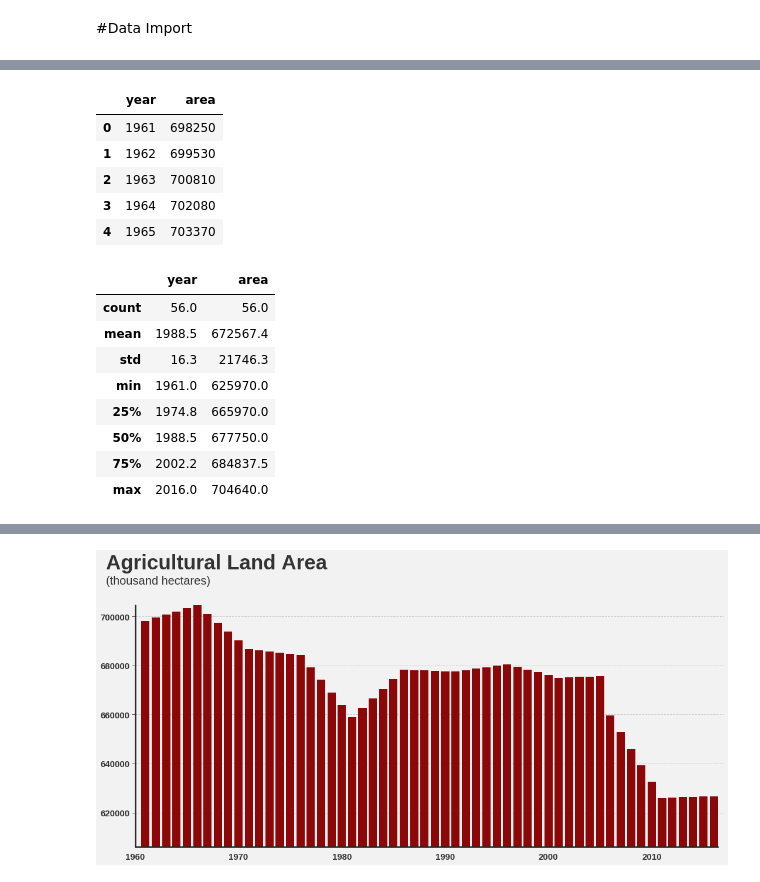
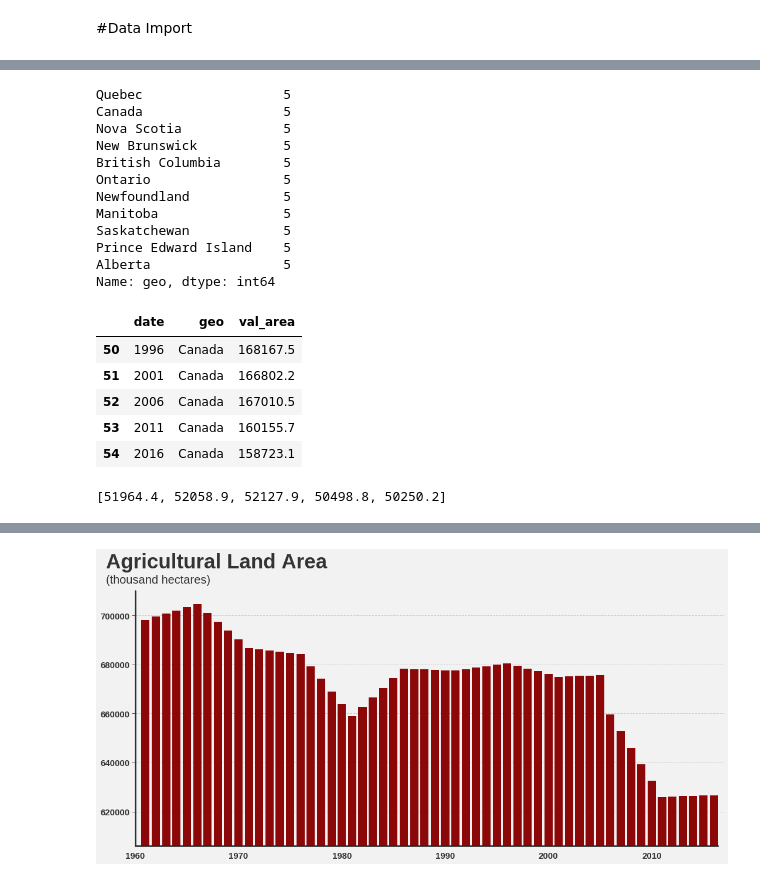
Before and after one commit to Vanagand/DS-Unit-1-Build, a Jupyter notebook: DS_Unit_1_Build.ipynb, the cells around one changed output, grey strips where cells are left out. Cells and saved outputs as stored; diff of their text form; code cells hidden in the pictures.

```diff
--- a/DS_Unit_1_Build.ipynb
+++ b/DS_Unit_1_Build.ipynb
@@ -27,26 +32,37 @@ cdn_agro_land_df.head()
-# %%
-def val_to_int(val_content): # Feature to_int
-  return int(val_content)
-
-cdn_agro_land_df['area'] = cdn_agro_land_df['area'].apply(val_to_int)
-
-cdn_agro_land_df.head()
-# %% [output]
-|  | year | area |
-| 0 | 1961 | 698250 |
-| 1 | 1962 | 699530 |
-| 2 | 1963 | 700810 |
-| 3 | 1964 | 702080 |
-| 4 | 1965 | 703370 |
-# %%
-round(cdn_agro_land_df.describe(), 1)
-# %% [output]
-|  | year | area |
-| count | 56.0 | 56.0 |
-| mean | 1988.5 | 672567.4 |
-| std | 16.3 | 21746.3 |
-| min | 1961.0 | 625970.0 |
-| 25% | 1974.8 | 665970.0 |
-| 50% | 1988.5 | 677750.0 |
-| 75% | 2002.2 | 684837.5 |
-| max | 2016.0 | 704640.0 |
+# %%
+def val_to_int(val_content):
+  return int(val_content)
+
+cdn_farm_condition = cdn_farm_area_df['geo'] == 'Canada'
+cdn_farm_cdn_plot = cdn_farm_area_df[cdn_farm_condition].drop(['val_farms'], axis=1)
+
+print(cdn_farm_area_df['geo'].value_counts())
+print('')
+cdn_farm_cdn_plot.head()
+# %% [output]
+Quebec                  5
+Canada                  5
+Nova Scotia             5
+New Brunswick           5
+British Columbia        5
+Ontario                 5
+Newfoundland            5
+Manitoba                5
+Saskatchewan            5
+Prince Edward Island    5
+Alberta                 5
+Name: geo, dtype: int64
+|  | date | geo | val_area |
+| 50 | 1996 | Canada | 168167.5 |
+| 51 | 2001 | Canada | 166802.2 |
+| 52 | 2006 | Canada | 167010.5 |
+| 53 | 2011 | Canada | 160155.7 |
+| 54 | 2016 | Canada | 158723.1 |
+# %%
+# Explore val_area as a list
+cdn_wb_area_geo_condition = cdn_farm_area_df['geo'] == 'Alberta'
+wb_farm_area = cdn_farm_area_df[cdn_wb_area_geo_condition]
+
+list(wb_farm_area['val_area'])
+# %% [output]
+[51964.4, 52058.9, 52127.9, 50498.8, 50250.2]
```
Also changed, not shown: parts of 12 cells of this notebook.
